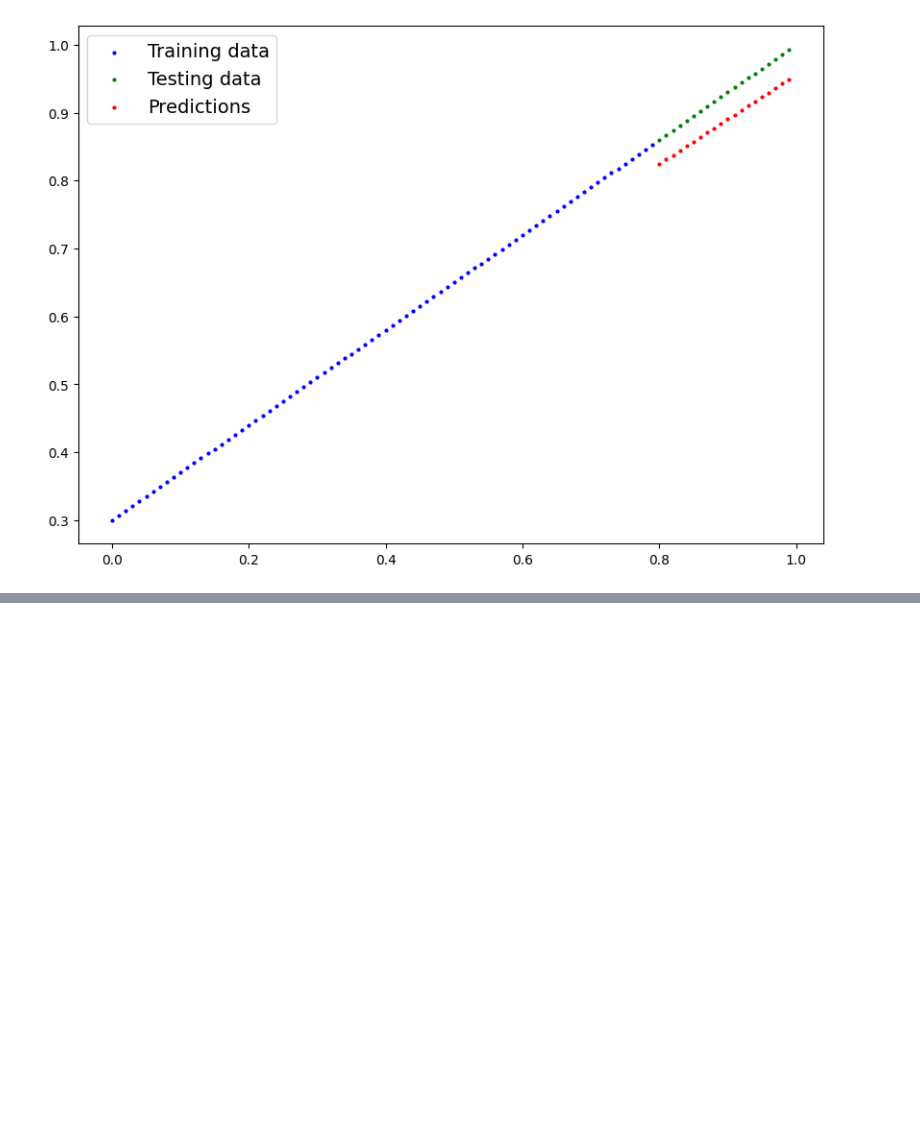
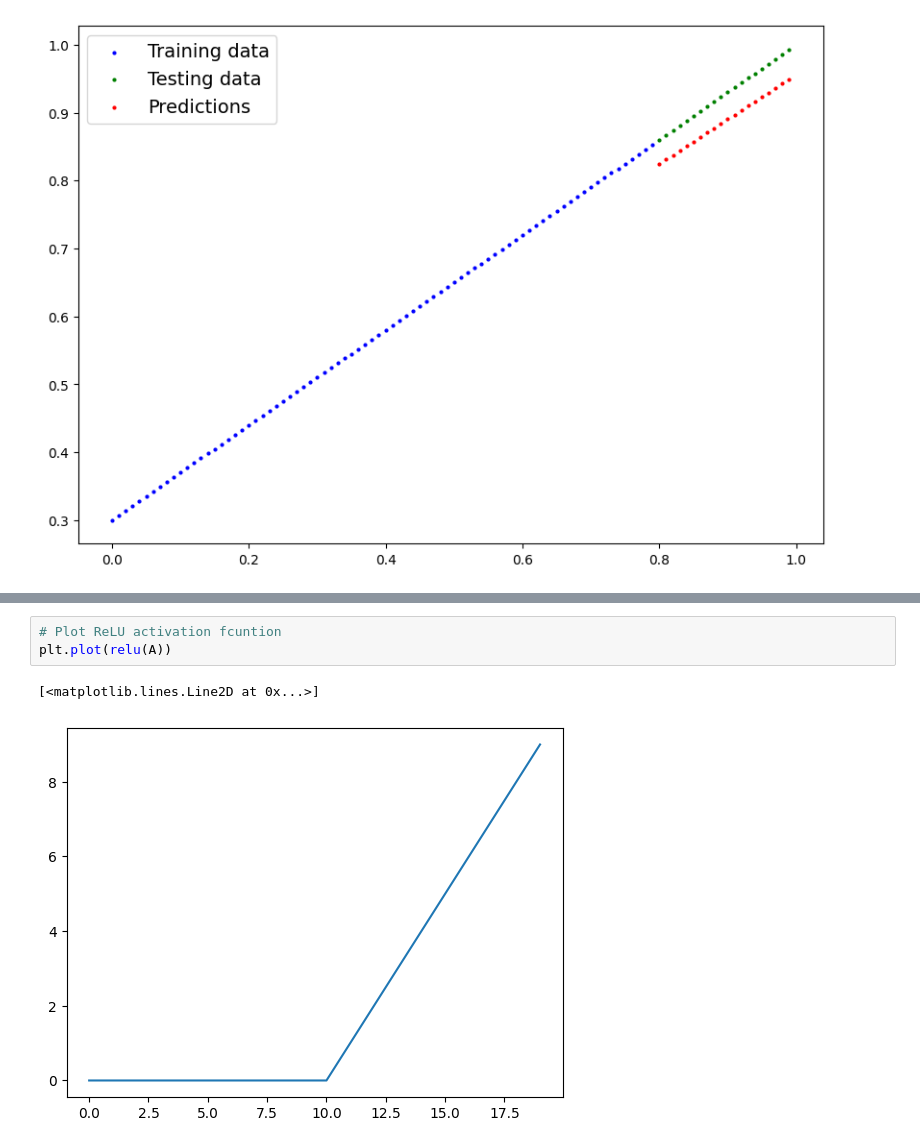
Before and after one commit to DerekHickey6/G-Colab-PyTorch, a Jupyter notebook: 02_PyTorch_nn__classifications.ipynb, the cells around one changed output, grey strips where cells are left out. Saved outputs shown, nothing was run; the diff lists cells and outputs as text; blank space fills up the shorter version.

```diff
--- a/02_PyTorch_nn__classifications.ipynb
+++ b/02_PyTorch_nn__classifications.ipynb
@@ -663,0 +837,6 @@ plot_predictions(train_data=X_train_regression.cpu(),
+# %%
+# Plot ReLU activation fcuntion
+plt.plot(relu(A))
+# %% [output]
+[<matplotlib.lines.Line2D at 0x...>]
+[figure, added]
```
Also changed, not shown: parts of 27 cells of this notebook.
